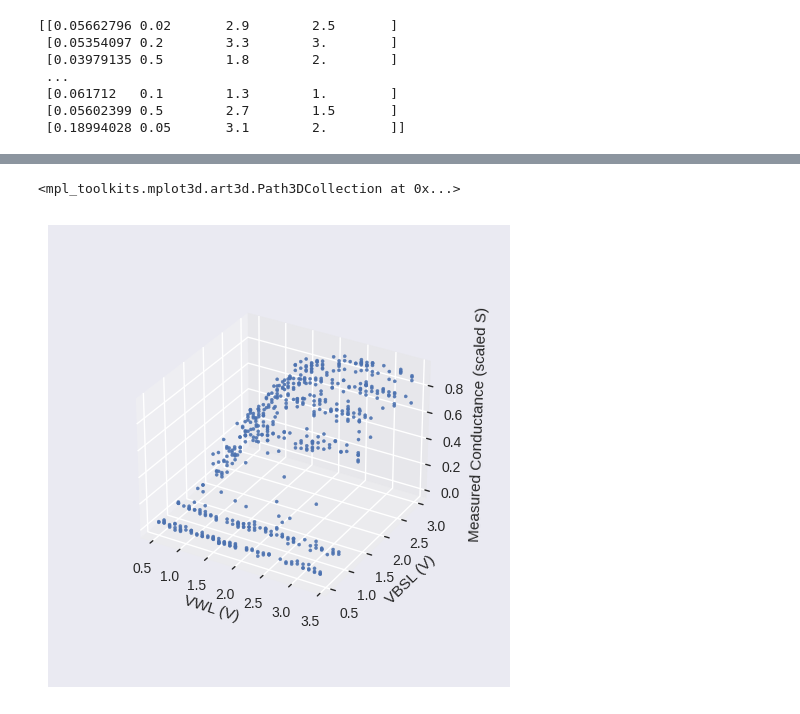
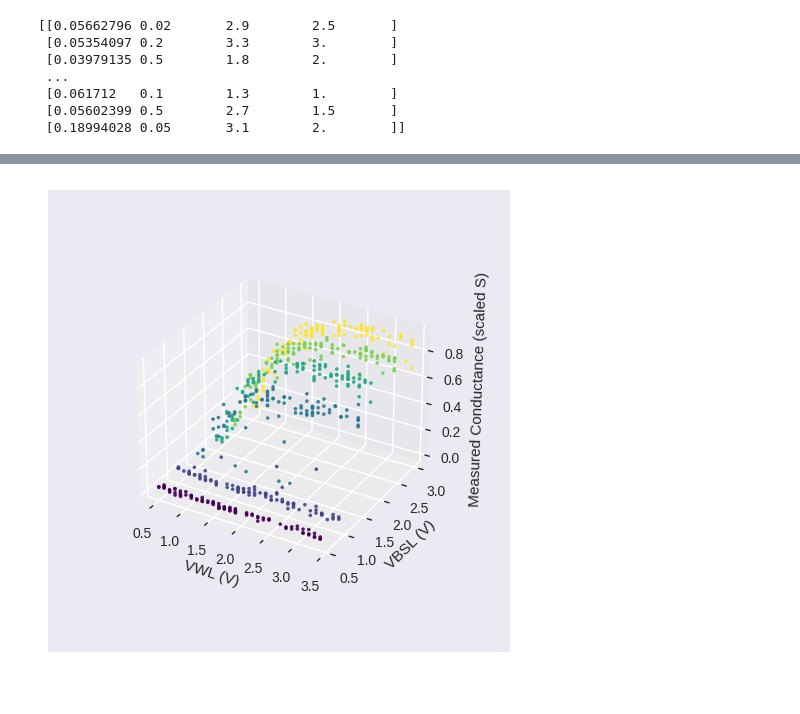
Before and after one commit to AaravWattal/RRAM-Models, a Jupyter notebook: SISPAD_3D_Graphs.ipynb, the cells around one changed output, grey strips where cells are left out. Drawn from its saved outputs; the diff is of its cells as text; code cells hidden in the pictures.

```diff
--- a/SISPAD_3D_Graphs.ipynb
+++ b/SISPAD_3D_Graphs.ipynb
@@ -413,18 +395,18 @@ ax.scatter3D(x_final, y_final, z_final, c=color, marker='.', alpha=0.9)
 # %%
 fig = plt.figure(figsize=(8, 6))
 ax = fig.add_subplot(projection='3d')
 
 ax.set_xlabel('VWL (V)')
 ax.set_ylabel('VBSL (V)')
 ax.set_zlabel('Measured Conductance (scaled S)')
 
 ax.xaxis.labelpad = 10
 ax.yaxis.labelpad = 10
 ax.zaxis.labelpad = 10
 
 ax.dist = 14
 
-ax.scatter3D(vwl, vbsl, z_real, marker='.', alpha=0.9)
+ax.scatter3D(vwl, vbsl, z_real, cmap = 'viridis', c=vbsl, marker='.', alpha=0.9)
+plt.savefig('figs/3d_actual.pdf')
 # %% [output]
-<mpl_toolkits.mplot3d.art3d.Path3DCollection at 0x...>
-[figure, old version]
+[figure, new version]
```
Also changed, not shown: parts of 10 cells of this notebook.
